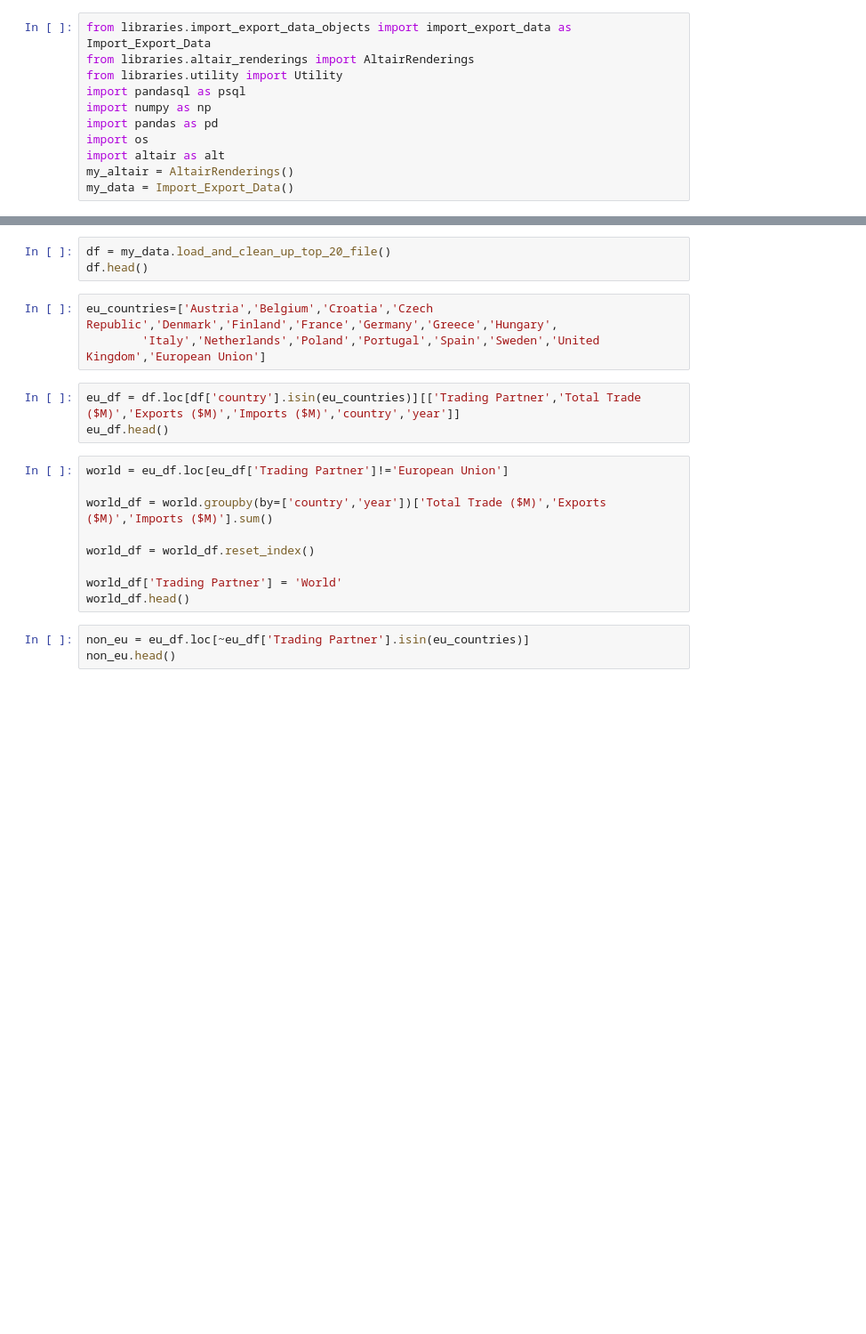
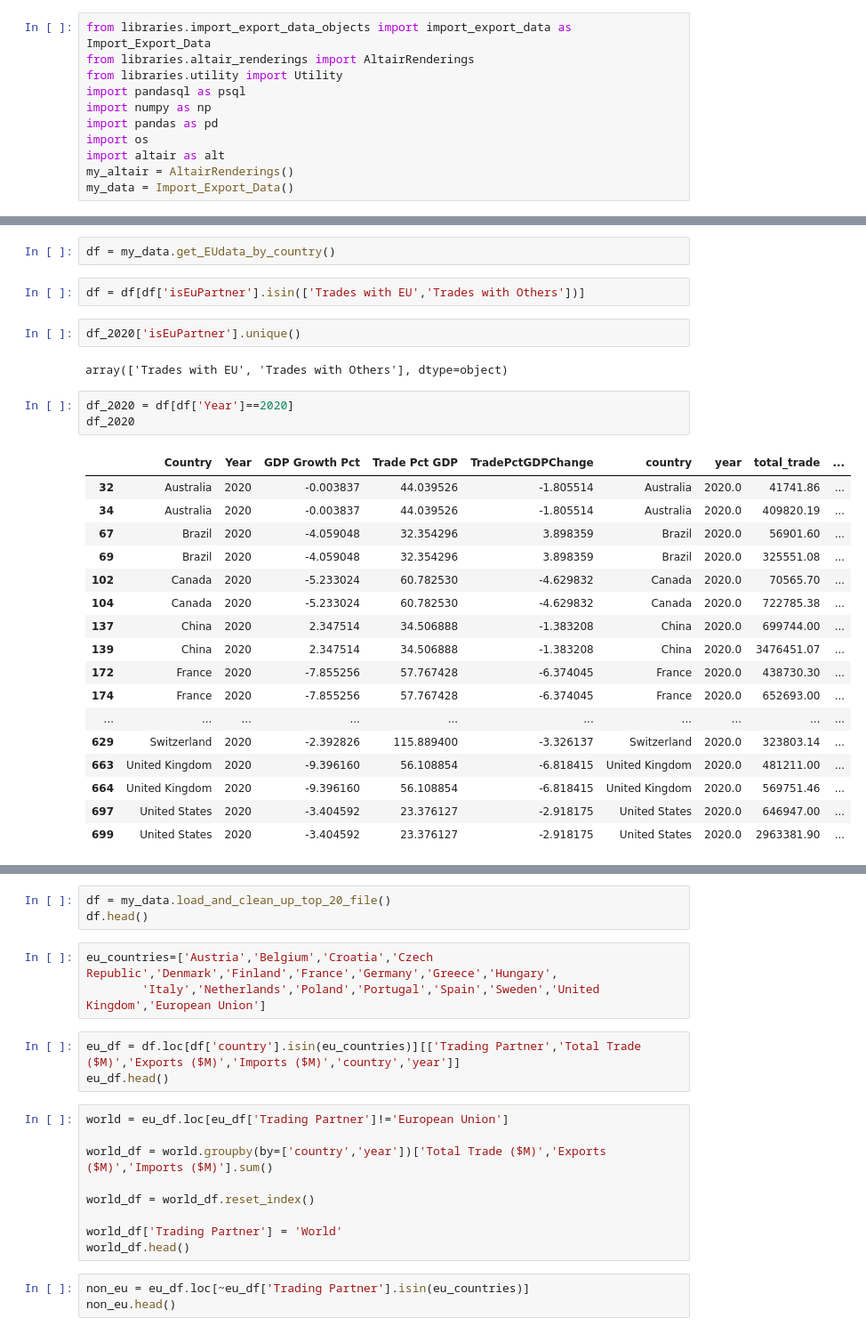
Before and after one commit to tuneman7/w209_spring_2022_thu_4_pm_team_4_web, a Jupyter notebook: eu_analysis_fz.ipynb, the cells around one changed output, grey strips where cells are left out. Shown at 89% size. Saved outputs shown, nothing was run; the diff lists cells and outputs as text; blank space fills up the shorter version.

```diff
--- a/eu_analysis_fz.ipynb
+++ b/eu_analysis_fz.ipynb
@@ -17,3 +17,32 @@ my_altair.get_eu_domestic_trading_chart()
 my_altair.get_eu_versus_noneu_trading_chart()
 # %% [output]
 [interactive output not drawn]
+# %%
+df = my_data.get_EUdata_by_country()
+# %%
+df = df[df['isEuPartner'].isin(['Trades with EU','Trades with Others'])]
+# %%
+df_2020['isEuPartner'].unique()
+# %% [output]
+array(['Trades with EU', 'Trades with Others'], dtype=object)
+# %%
+df_2020 = df[df['Year']==2020]
+df_2020
+# %% [output]
+|  | Country | Year | GDP Growth Pct | Trade Pct GDP | TradePctGDPChange | country | year | total_trade | ... |
+| 32 | Australia | 2020 | -0.003837 | 44.039526 | -1.805514 | Australia | 2020.0 | 41741.86 | ... |
+| 34 | Australia | 2020 | -0.003837 | 44.039526 | -1.805514 | Australia | 2020.0 | 409820.19 | ... |
+| 67 | Brazil | 2020 | -4.059048 | 32.354296 | 3.898359 | Brazil | 2020.0 | 56901.60 | ... |
+| 69 | Brazil | 2020 | -4.059048 | 32.354296 | 3.898359 | Brazil | 2020.0 | 325551.08 | ... |
+| 102 | Canada | 2020 | -5.233024 | 60.782530 | -4.629832 | Canada | 2020.0 | 70565.70 | ... |
+| 104 | Canada | 2020 | -5.233024 | 60.782530 | -4.629832 | Canada | 2020.0 | 722785.38 | ... |
+| 137 | China | 2020 | 2.347514 | 34.506888 | -1.383208 | China | 2020.0 | 699744.00 | ... |
+| 139 | China | 2020 | 2.347514 | 34.506888 | -1.383208 | China | 2020.0 | 3476451.07 | ... |
+| 172 | France | 2020 | -7.855256 | 57.767428 | -6.374045 | France | 2020.0 | 438730.30 | ... |
+| 174 | France | 2020 | -7.855256 | 57.767428 | -6.374045 | France | 2020.0 | 652693.00 | ... |
+| ... | ... | ... | ... | ... | ... | ... | ... | ... | ... |
+| 629 | Switzerland | 2020 | -2.392826 | 115.889400 | -3.326137 | Switzerland | 2020.0 | 323803.14 | ... |
+| 663 | United Kingdom | 2020 | -9.396160 | 56.108854 | -6.818415 | United Kingdom | 2020.0 | 481211.00 | ... |
+| 664 | United Kingdom | 2020 | -9.396160 | 56.108854 | -6.818415 | United Kingdom | 2020.0 | 569751.46 | ... |
+| 697 | United States | 2020 | -3.404592 | 23.376127 | -2.918175 | United States | 2020.0 | 646947.00 | ... |
+| 699 | United States | 2020 | -3.404592 | 23.376127 | -2.918175 | United States | 2020.0 | 2963381.90 | ... |
```
Also changed, not shown: parts of 9 cells of this notebook, 2 other files.
